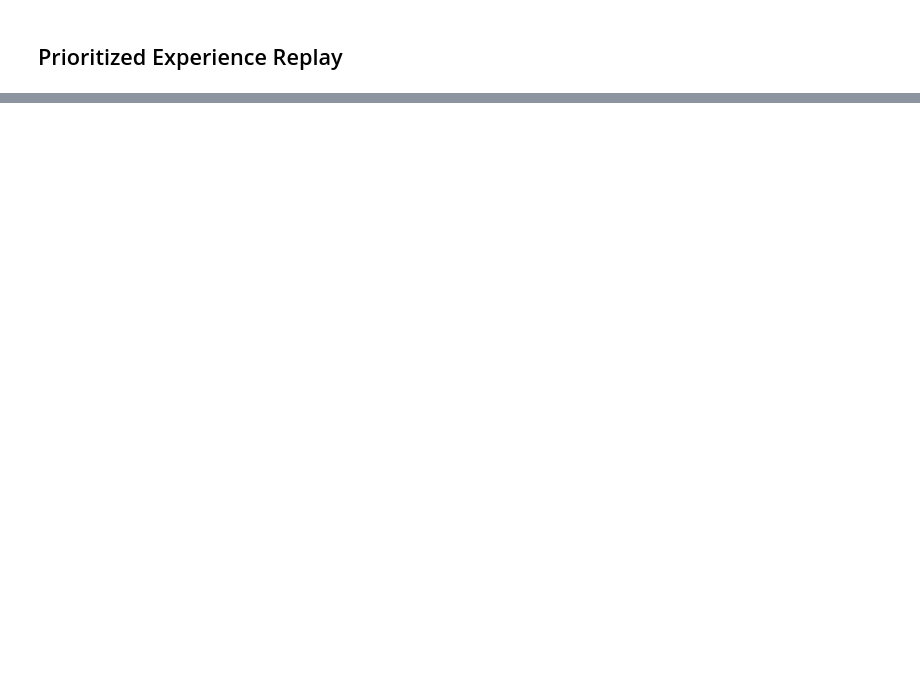
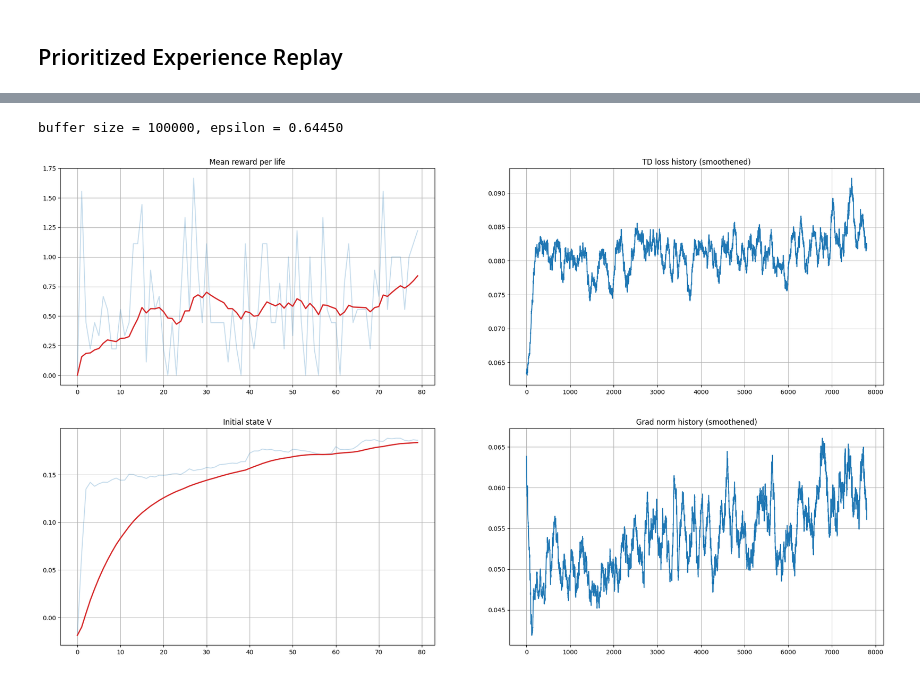
Before and after one commit to sacr1ficerq/hse-rl, a Jupyter notebook: DQN/dueling_ddqn.ipynb, the cells around one changed output, grey strips where cells are left out. Drawn from its saved outputs; the diff is of its cells as text; code cells hidden in the pictures; blank space fills up the shorter version.

Commit message:
HW3 Add Prioritized replay buffer

```diff
--- a/DQN/dueling_ddqn.ipynb
+++ b/DQN/dueling_ddqn.ipynb
@@ -1005,0 +1014,80 @@ Resulting graph:
+# %%
+%load_ext autoreload
+%autoreload 2
+
+from train import train
+
+from tqdm import trange
+import numpy as np
+import torch
+from torch import nn, t
+
+import matplotlib.pyplot as plt
+from IPython.display import clear_output
+
+from utils_extra import make_env, play_and_record, evaluate, plot_stats, check_ram
+from typing import Tuple
+import utils
+
+from src.QRDQN import QuantileDQNAgent
+from src.utils import compute_quantile_loss
+from src.replay_buffer import PrioritizedReplayBuffer
+import random
+
+seed = 42
+random.seed(seed)
+np.random.seed(seed)
+torch.manual_seed(seed)
+device = torch.device("cuda:0")
+
+env = make_env(seed=seed)
+state_shape: Tuple[int, int, int] = env.observation_space.shape  # type: ignore
+n_actions = env.action_space.n  # type: ignore
+
+n_bins = 5  # this time i want to increase amount of bins 5 -> 25
+
+agent = QuantileDQNAgent(state_shape, n_actions, n_bins=n_bins, epsilon=1).to(device)
+target_network = QuantileDQNAgent(state_shape, n_actions, n_bins=n_bins).to(device)
+target_network.load_state_dict(agent.state_dict())
+
+batch_size = 32
+total_steps = 3_000_000
+decay_steps = 1_000_000
+play_n_steps = 1
+
+optimizer = torch.optim.Adam(agent.parameters(), lr=1e-4)
+
+init_epsilon = 1
+final_epsilon = 0.1
+
+loss_freq = 50
+refresh_target_network_freq = 5_000
+eval_freq = refresh_target_network_freq
+
+max_grad_norm = 50
+
+n_lives = 5
+
+replay_buffer = PrioritizedReplayBuffer(100_000)
+
+histories = train(
+    agent=agent,
+    target_network=target_network,
+    optimizer=optimizer,
+    max_grad_norm=max_grad_norm,
+    loss_fn=compute_quantile_loss,
+    env=env,
+    total_steps=total_steps,
+    replay_buffer=replay_buffer,
+    batch_size=batch_size,
+    decay_steps=decay_steps,
+    init_epsilon=init_epsilon,
+    final_epsilon=final_epsilon,
+    loss_freq=loss_freq,
+    refresh_target_network_freq=refresh_target_network_freq,
+    eval_freq=eval_freq,
+    play_n_steps=play_n_steps,
+)
+# %% [output]
+buffer size = 100000, epsilon = 0.64450
+[figure, added]
```
Also changed, not shown: parts of 4 cells of this notebook, 6 other files.
